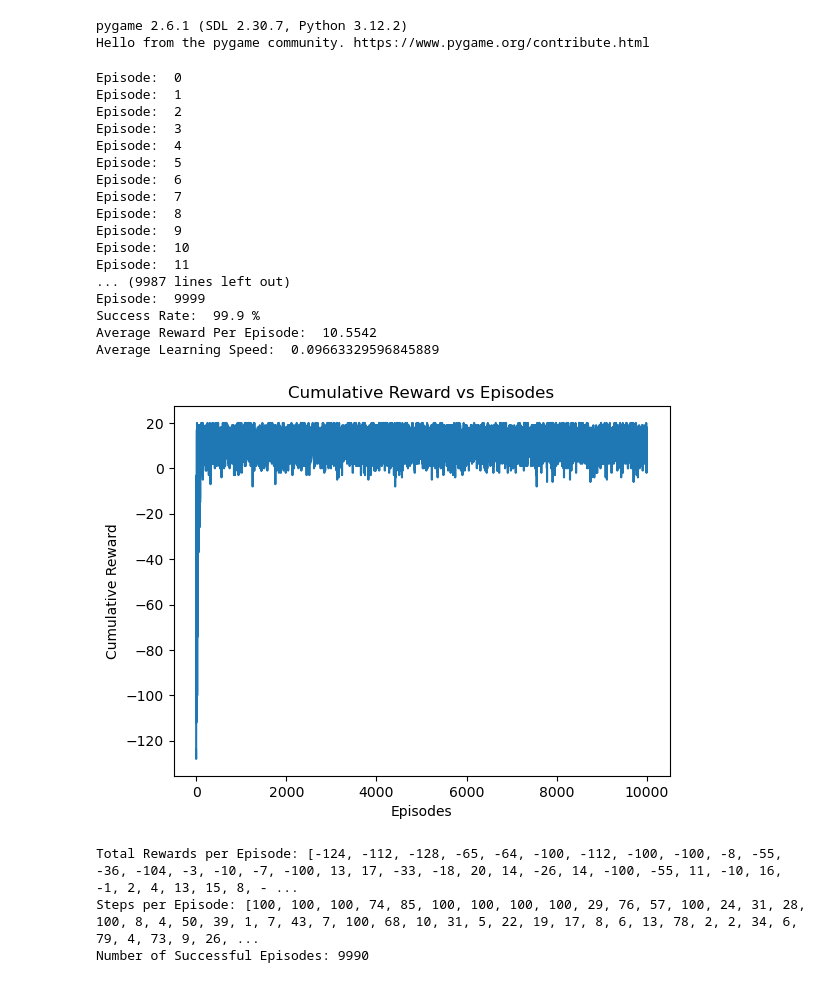
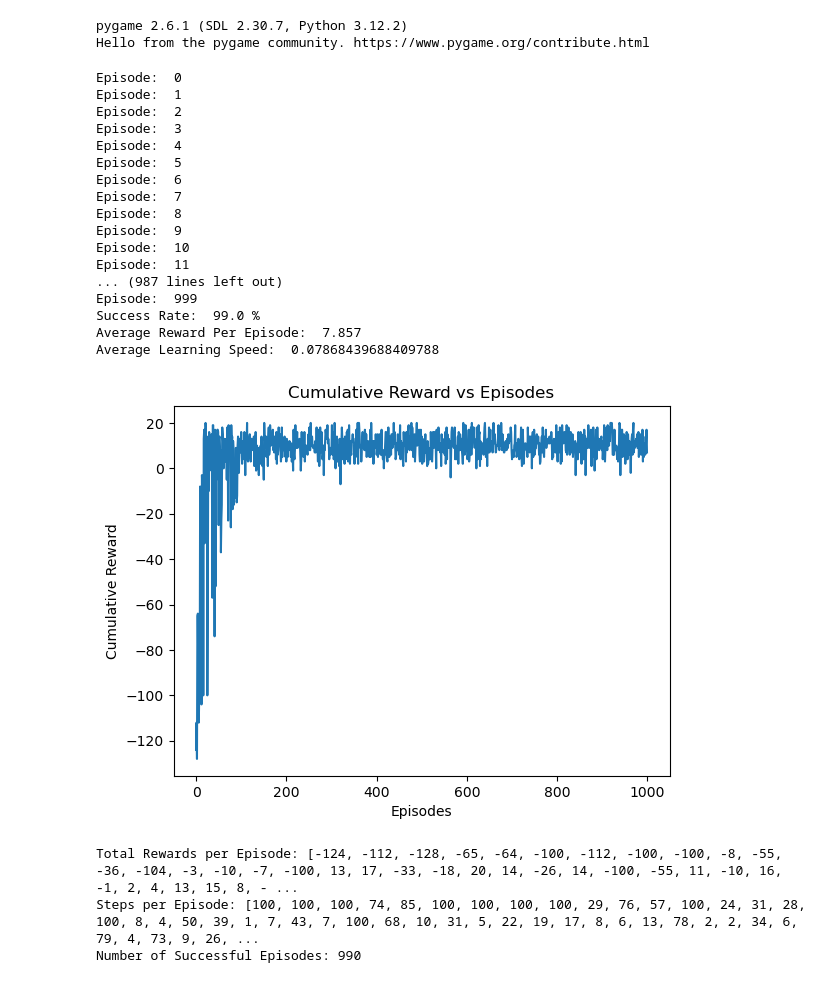
Before and after one commit to namtran3103/UNSWAI2, a Jupyter notebook: assignment2.ipynb, the cells around one changed output. Saved outputs shown, nothing was run; the diff lists cells and outputs as text; code cells hidden in the pictures.

```diff
--- a/assignment2.ipynb
+++ b/assignment2.ipynb
@@ -56,7 +57,7 @@ decay_rate = 0.01
 
 alpha = 0.8    # Learning rate
 gamma = 0.95   # Discount factor
-num_episodes = 10000
+num_episodes = 1000
 max_steps_per_episode = 100
 
 
@@ -117,7 +118,7 @@ for episode in range(num_episodes):
 
 
 # Close the environment
-env.close()
+#env.close()
 
 # Calculate metrics
 successRate = calculateSuccessRate(successful_episodes, num_episodes)
@@ -127,42 +128,42 @@ averageLearningSpeed = calculateAverageLearningSpeed(steps_per_episode)
 # Save metrics to a JSON file
 metrics = {
     "Success Rate": successRate,
     "Average Reward per Episode": averageRewardPerEpisode,
     "Average Learning Speed": averageLearningSpeed,
 }
 
 with open("metricsQ.json", "w") as f:
     json.dump(metrics, f, indent=4)
 
 # Plot cumulative reward
 plotCumulativeReward(total_rewards_per_episode)
 
 # Print metrics
 print(f"Total Rewards per Episode: {total_rewards_per_episode}")
 print(f"Steps per Episode: {steps_per_episode}")
 print(f"Number of Successful Episodes: {successful_episodes}")
 # %% [output]
 Episode:  0
 Episode:  1
 Episode:  2
 Episode:  3
 Episode:  4
 Episode:  5
 Episode:  6
 Episode:  7
 Episode:  8
 Episode:  9
 Episode:  10
 Episode:  11
-... (9987 lines left out)
-Episode:  9999
-Success Rate:  99.9 %
-Average Reward Per Episode:  10.5542
-Average Learning Speed:  0.09663329596845889
+... (987 lines left out)
+Episode:  999
+Success Rate:  99.0 %
+Average Reward Per Episode:  7.857
+Average Learning Speed:  0.07868439688409788
-[figure, old version]
+[figure, new version]
 Total Rewards per Episode: [-124, -112, -128, -65, -64, -100, -112, -100, -100, -8, -55, -36, -104, -3, -10, -7, -100, 13, 17, -33, -18, 20, 14, -26, 14, -100, -55, 11, -10, 16, -1, 2, 4, 13, 15, 8, - ...
 Steps per Episode: [100, 100, 100, 74, 85, 100, 100, 100, 100, 29, 76, 57, 100, 24, 31, 28, 100, 8, 4, 50, 39, 1, 7, 43, 7, 100, 68, 10, 31, 5, 22, 19, 17, 8, 6, 13, 78, 2, 2, 34, 6, 79, 4, 73, 9, 26, ...
-Number of Successful Episodes: 9990
+Number of Successful Episodes: 990
 # %%
 
 
```
Also changed, not shown: parts of 4 cells of this notebook, 2 other files.
